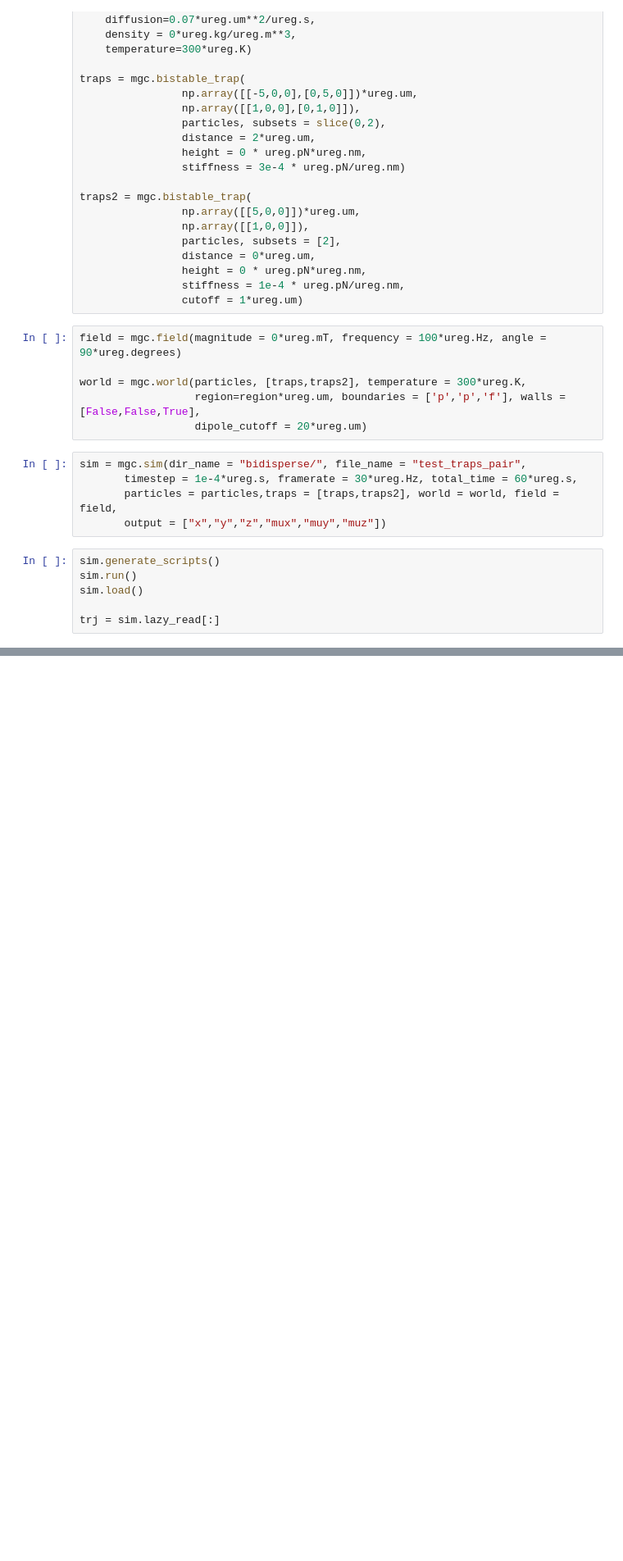
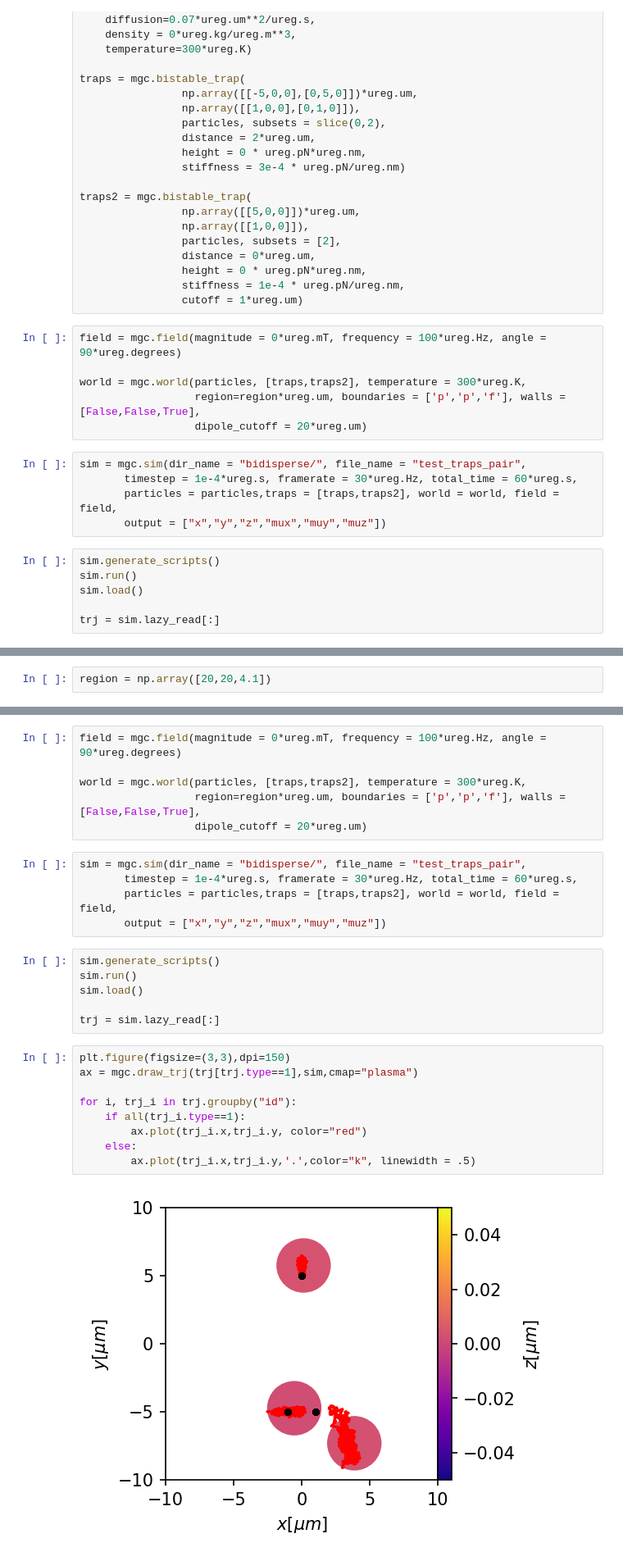
Before and after one commit to aortiza/magcolloids, a Jupyter notebook: docs/BidisperseSimulations.ipynb, the cells around one changed output, grey strips where cells are left out. Shown at 82% size. Saved outputs shown, nothing was run; the diff lists cells and outputs as text; blank space fills up the shorter version.

Commit message:
Fixed Bidisperse Fixed support for bidisperse simulations and bidisperse traps.

```diff
--- a/docs/BidisperseSimulations.ipynb
+++ b/docs/BidisperseSimulations.ipynb
@@ -193,0 +196,2 @@ That's also fine
+# %%
+region = np.array([20,20,4.1])
@@ -193,0 +223,28 @@ That's also fine
+# %%
+field = mgc.field(magnitude = 0*ureg.mT, frequency = 100*ureg.Hz, angle = 90*ureg.degrees)
+
+world = mgc.world(particles, [traps,traps2], temperature = 300*ureg.K,
+                  region=region*ureg.um, boundaries = ['p','p','f'], walls = [False,False,True],
+                  dipole_cutoff = 20*ureg.um)
+# %%
+sim = mgc.sim(dir_name = "bidisperse/", file_name = "test_traps_pair",
+       timestep = 1e-4*ureg.s, framerate = 30*ureg.Hz, total_time = 60*ureg.s,
+       particles = particles,traps = [traps,traps2], world = world, field = field,
+       output = ["x","y","z","mux","muy","muz"])
+# %%
+sim.generate_scripts()
+sim.run()
+sim.load()
+
+trj = sim.lazy_read[:]
+# %%
+plt.figure(figsize=(3,3),dpi=150)
+ax = mgc.draw_trj(trj[trj.type==1],sim,cmap="plasma")
+
+for i, trj_i in trj.groupby("id"):
+    if all(trj_i.type==1):
+        ax.plot(trj_i.x,trj_i.y, color="red")
+    else:
+        ax.plot(trj_i.x,trj_i.y,'.',color="k", linewidth = .5)
+# %% [output]
+[figure, added]
```
Also changed, not shown: parts of 18 cells of this notebook, 54 other files.
